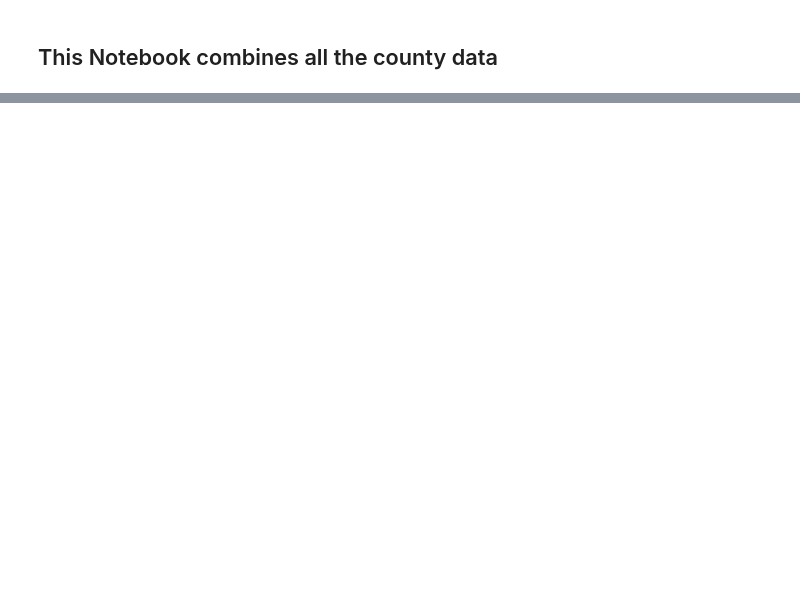
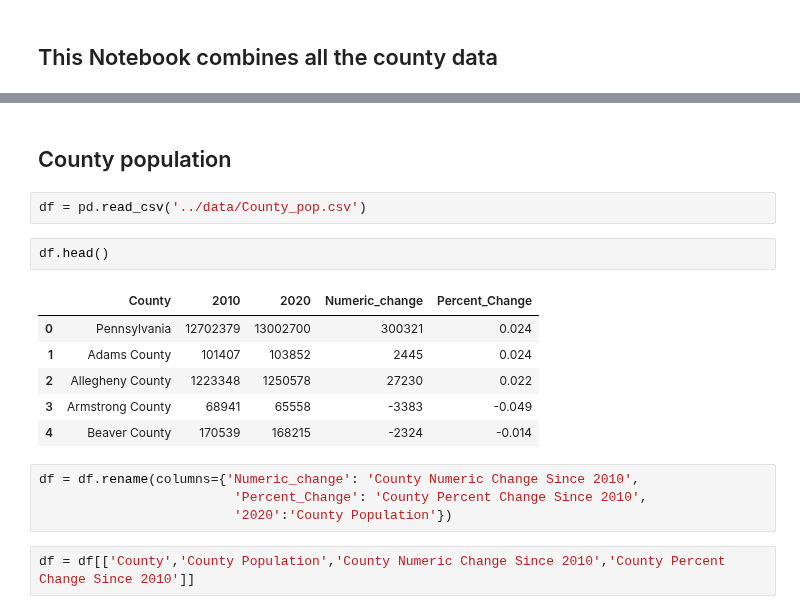
Before and after one commit to Joeyloganpython/Capstone, a Jupyter notebook: Notebooks/Main County.ipynb, the cells around one changed output, grey strips where cells are left out. Cells and saved outputs as stored; diff of their text form; blank space fills up the shorter version.

```diff
--- a/Notebooks/Main County.ipynb
+++ b/Notebooks/Main County.ipynb
@@ -264,0 +250,19 @@ dfmerge4.head()
+# %% [markdown]
+## County population
+# %%
+df = pd.read_csv('../data/County_pop.csv')
+# %%
+df.head()
+# %% [output]
+|  | County | 2010 | 2020 | Numeric_change | Percent_Change |
+| 0 | Pennsylvania | 12702379 | 13002700 | 300321 | 0.024 |
+| 1 | Adams County | 101407 | 103852 | 2445 | 0.024 |
+| 2 | Allegheny County | 1223348 | 1250578 | 27230 | 0.022 |
+| 3 | Armstrong County | 68941 | 65558 | -3383 | -0.049 |
+| 4 | Beaver County | 170539 | 168215 | -2324 | -0.014 |
+# %%
+df = df.rename(columns={'Numeric_change': 'County Numeric Change Since 2010',
+                         'Percent_Change': 'County Percent Change Since 2010',
+                         '2020':'County Population'})
+# %%
+df = df[['County','County Population','County Numeric Change Since 2010','County Percent Change Since 2010']]
```
Also changed, not shown: parts of 56 cells of this notebook.
